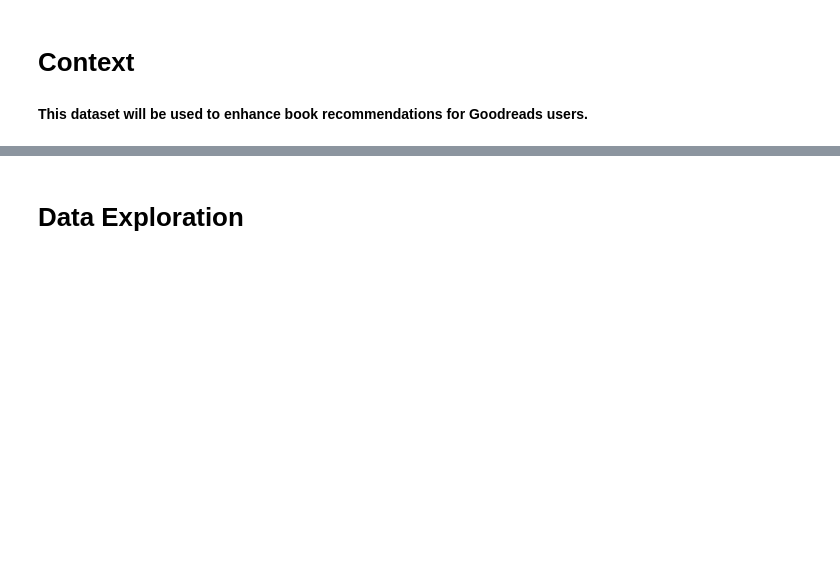
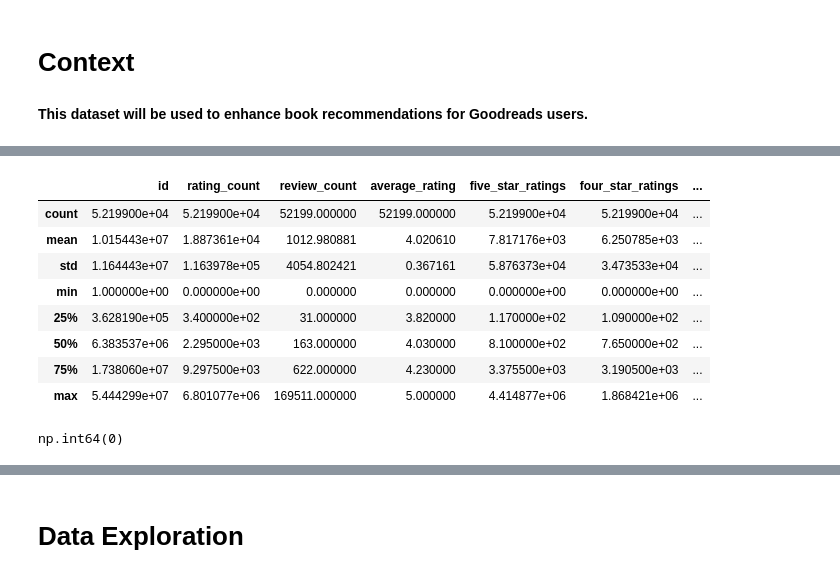
Before and after one commit to grimfur/ai-apprenticeship-session6, a Jupyter notebook: ai-apprenticeship-02-data-lifecycle/group1/notebooks/GoodreadsBooks.ipynb, the cells around one changed output, grey strips where cells are left out. Cells and saved outputs as stored; diff of their text form; code cells hidden in the pictures; blank space fills up the shorter version.

```diff
--- a/ai-apprenticeship-02-data-lifecycle/group1/notebooks/GoodreadsBooks.ipynb
+++ b/ai-apprenticeship-02-data-lifecycle/group1/notebooks/GoodreadsBooks.ipynb
@@ -5,5 +5,18 @@
 # %%
 import pandas as pd
 # %%
-books = pd.read_csv('goodreads_books.csv')
-books.head()
+from pathlib import Path
+
+def load_raw_data(filename):
+
+    project_dir = Path.cwd().parent
+    raw_data_dir = project_dir / "data" / "raw"
+
+    file_path = raw_data_dir / filename
+
+    if not file_path.exists():
+        raise FileNotFoundError(f"Dataset not found: {file_path}")
+
+    print(f"Loading dataset from: {file_path}")
+
+    return pd.read_csv(file_path)
@@ -17,0 +23,3 @@ books.head()
+# %%
+books = load_raw_data("goodreads_books.csv")
+books.head()
@@ -17,0 +91,16 @@ books.head()
+# %%
+books.describe()
+# %% [output]
+|  | id | rating_count | review_count | average_rating | five_star_ratings | four_star_ratings | ... |
+| count | 5.219900e+04 | 5.219900e+04 | 52199.000000 | 52199.000000 | 5.219900e+04 | 5.219900e+04 | ... |
+| mean | 1.015443e+07 | 1.887361e+04 | 1012.980881 | 4.020610 | 7.817176e+03 | 6.250785e+03 | ... |
+| std | 1.164443e+07 | 1.163978e+05 | 4054.802421 | 0.367161 | 5.876373e+04 | 3.473533e+04 | ... |
+| min | 1.000000e+00 | 0.000000e+00 | 0.000000 | 0.000000 | 0.000000e+00 | 0.000000e+00 | ... |
+| 25% | 3.628190e+05 | 3.400000e+02 | 31.000000 | 3.820000 | 1.170000e+02 | 1.090000e+02 | ... |
+| 50% | 6.383537e+06 | 2.295000e+03 | 163.000000 | 4.030000 | 8.100000e+02 | 7.650000e+02 | ... |
+| 75% | 1.738060e+07 | 9.297500e+03 | 622.000000 | 4.230000 | 3.375500e+03 | 3.190500e+03 | ... |
+| max | 5.444299e+07 | 6.801077e+06 | 169511.000000 | 5.000000 | 4.414877e+06 | 1.868421e+06 | ... |
+# %%
+books.duplicated().sum()
+# %% [output]
+np.int64(0)
```
Also changed, not shown: parts of 22 cells of this notebook.
